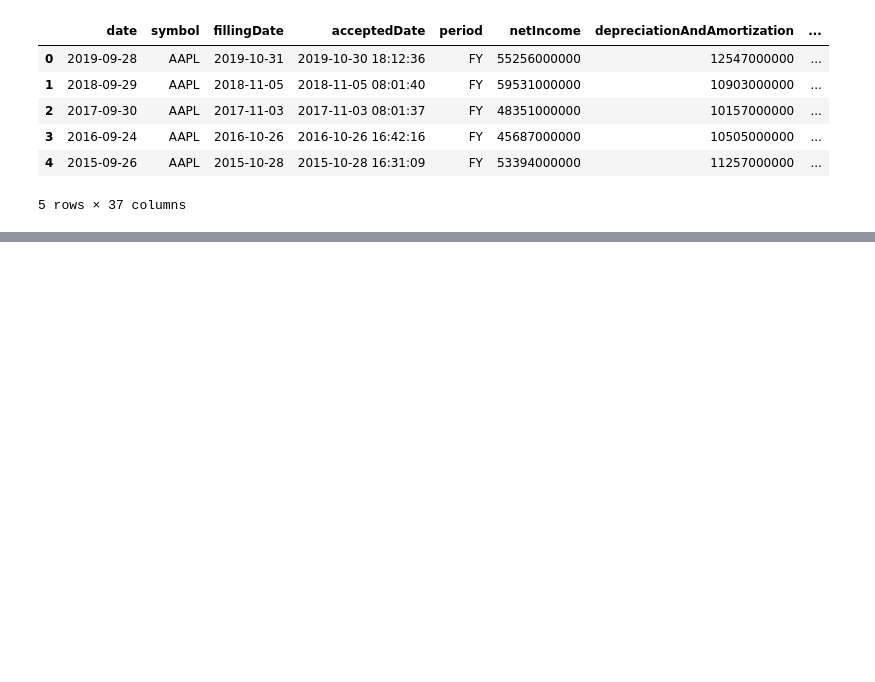
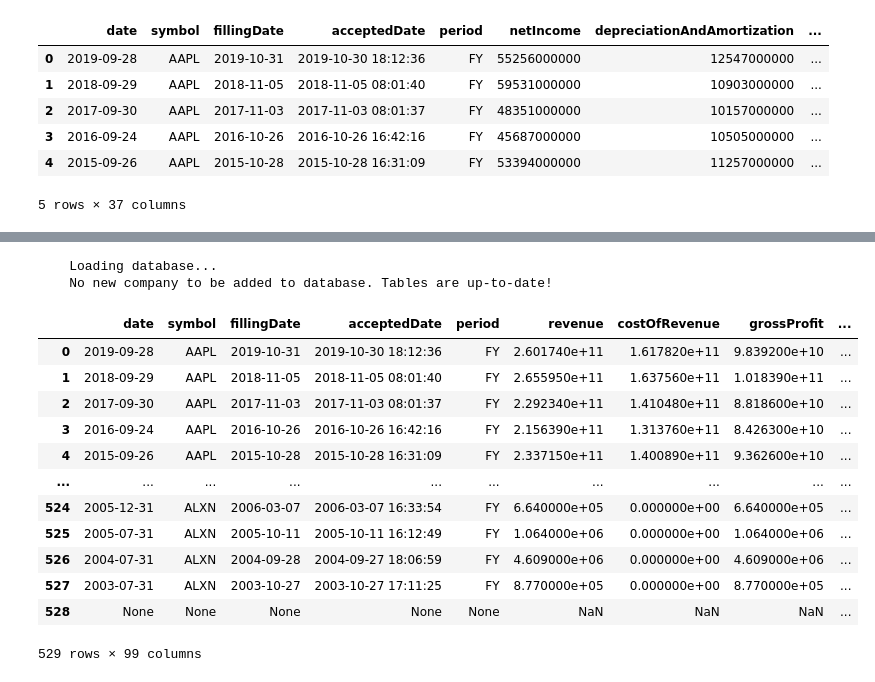
Before and after one commit to ooisiang/stock-analysis, a Jupyter notebook: stock_analysis.ipynb, the cells around one changed output, grey strips where cells are left out. Drawn from its saved outputs; the diff is of its cells as text; code cells hidden in the pictures; blank space fills up the shorter version.

```diff
--- a/stock_analysis.ipynb
+++ b/stock_analysis.ipynb
@@ -204,0 +408,5 @@ df_profile_data
+# %%
+update_database(companies_list, database_filepath, api_key)
+# %% [output]
+    Loading database...
+    No new company to be added to database. Tables are up-to-date!
@@ -204,0 +415,16 @@ df_profile_data
+# %%
+new_financial_statements
+# %% [output]
+|  | date | symbol | fillingDate | acceptedDate | period | revenue | costOfRevenue | grossProfit | ... |
+| 0 | 2019-09-28 | AAPL | 2019-10-31 | 2019-10-30 18:12:36 | FY | 2.601740e+11 | 1.617820e+11 | 9.839200e+10 | ... |
+| 1 | 2018-09-29 | AAPL | 2018-11-05 | 2018-11-05 08:01:40 | FY | 2.655950e+11 | 1.637560e+11 | 1.018390e+11 | ... |
+| 2 | 2017-09-30 | AAPL | 2017-11-03 | 2017-11-03 08:01:37 | FY | 2.292340e+11 | 1.410480e+11 | 8.818600e+10 | ... |
+| 3 | 2016-09-24 | AAPL | 2016-10-26 | 2016-10-26 16:42:16 | FY | 2.156390e+11 | 1.313760e+11 | 8.426300e+10 | ... |
+| 4 | 2015-09-26 | AAPL | 2015-10-28 | 2015-10-28 16:31:09 | FY | 2.337150e+11 | 1.400890e+11 | 9.362600e+10 | ... |
+| ... | ... | ... | ... | ... | ... | ... | ... | ... | ... |
+| 524 | 2005-12-31 | ALXN | 2006-03-07 | 2006-03-07 16:33:54 | FY | 6.640000e+05 | 0.000000e+00 | 6.640000e+05 | ... |
+| 525 | 2005-07-31 | ALXN | 2005-10-11 | 2005-10-11 16:12:49 | FY | 1.064000e+06 | 0.000000e+00 | 1.064000e+06 | ... |
+| 526 | 2004-07-31 | ALXN | 2004-09-28 | 2004-09-27 18:06:59 | FY | 4.609000e+06 | 0.000000e+00 | 4.609000e+06 | ... |
+| 527 | 2003-07-31 | ALXN | 2003-10-27 | 2003-10-27 17:11:25 | FY | 8.770000e+05 | 0.000000e+00 | 8.770000e+05 | ... |
+| 528 | None | None | None | None | None | NaN | NaN | NaN | ... |
+529 rows × 99 columns
```
Also changed, not shown: parts of 29 cells of this notebook, 1 other file.
